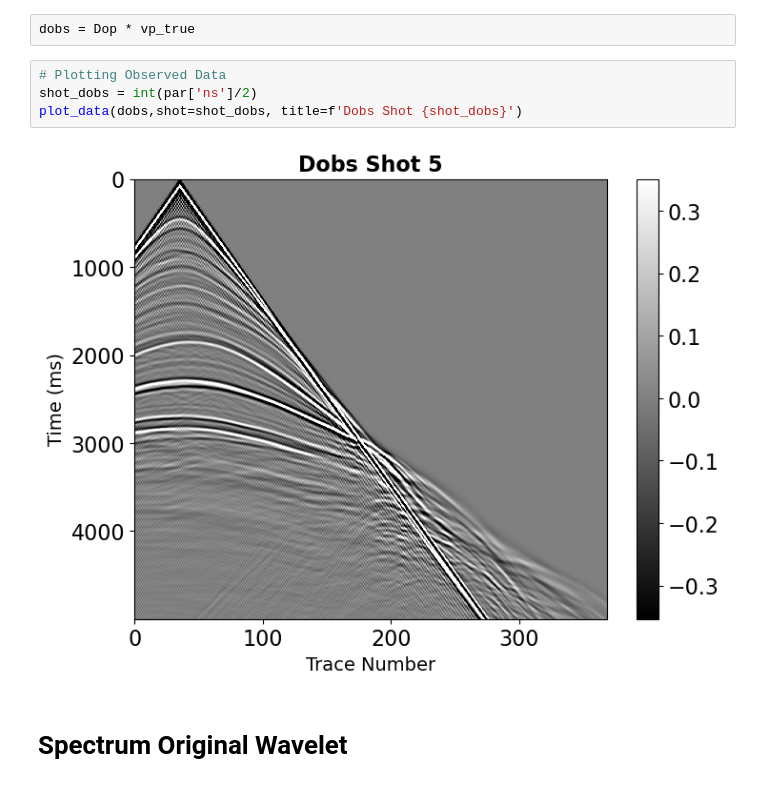
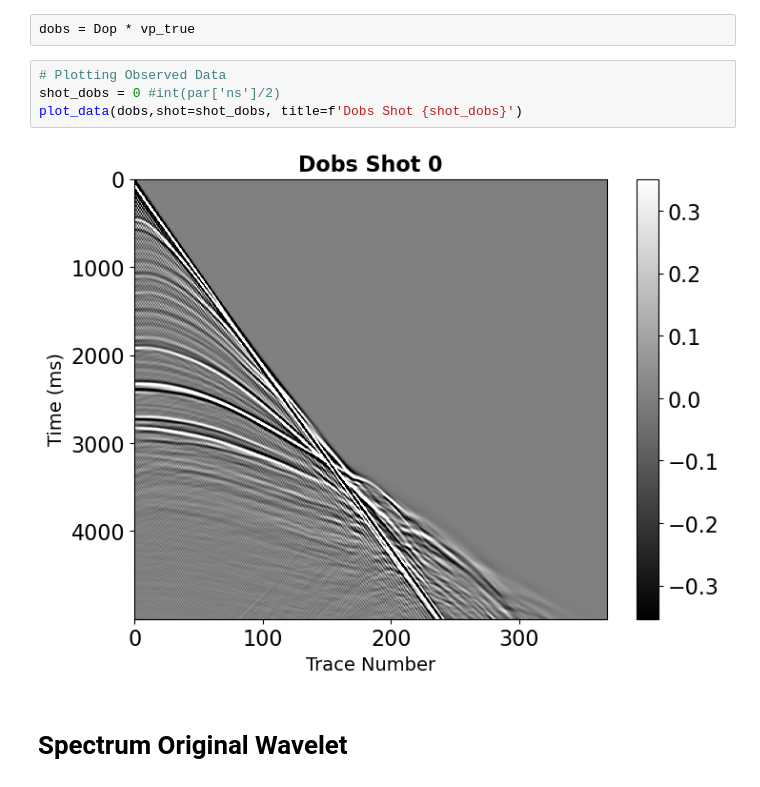
Before and after one commit to LIGA-UFBA/Pylops, a Jupyter notebook: tutorials/notebooks/FWI_MultiScale.ipynb, the cells around one changed output. Drawn from its saved outputs; the diff is of its cells as text.

```diff
--- a/tutorials/notebooks/FWI_MultiScale.ipynb
+++ b/tutorials/notebooks/FWI_MultiScale.ipynb
@@ -115,10 +120,10 @@ where $m$ represents the velocity value $vp$ em m/s.
 dobs = Dop * vp_true
 # %%
 # Plotting Observed Data
-shot_dobs = int(par['ns']/2)
+shot_dobs = 0 #int(par['ns']/2)
 plot_data(dobs,shot=shot_dobs, title=f'Dobs Shot {shot_dobs}')
 # %% [output]
-[figure, old version]
+[figure, new version]
 # %% [markdown]
 # Spectrum Original Wavelet
 # %%
```
Also changed, not shown: parts of 6 cells of this notebook, 2 other files.
